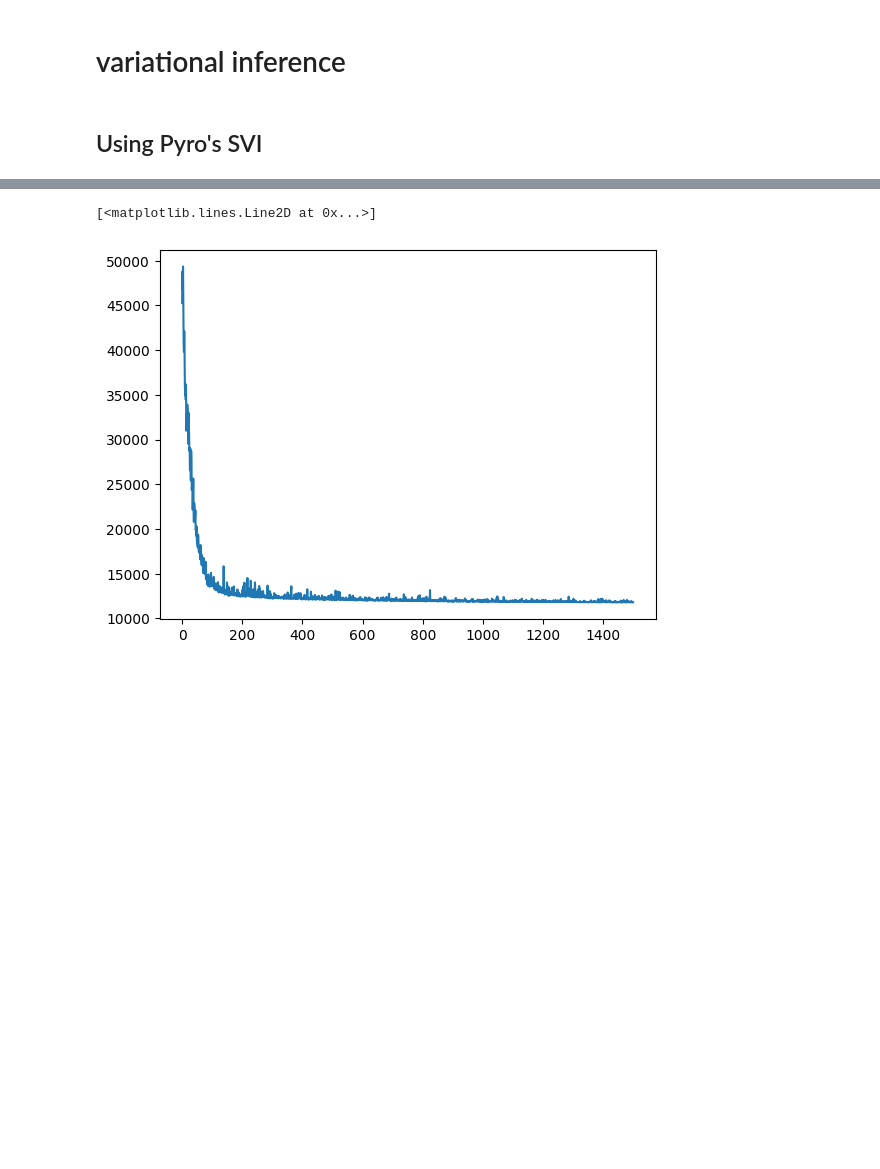
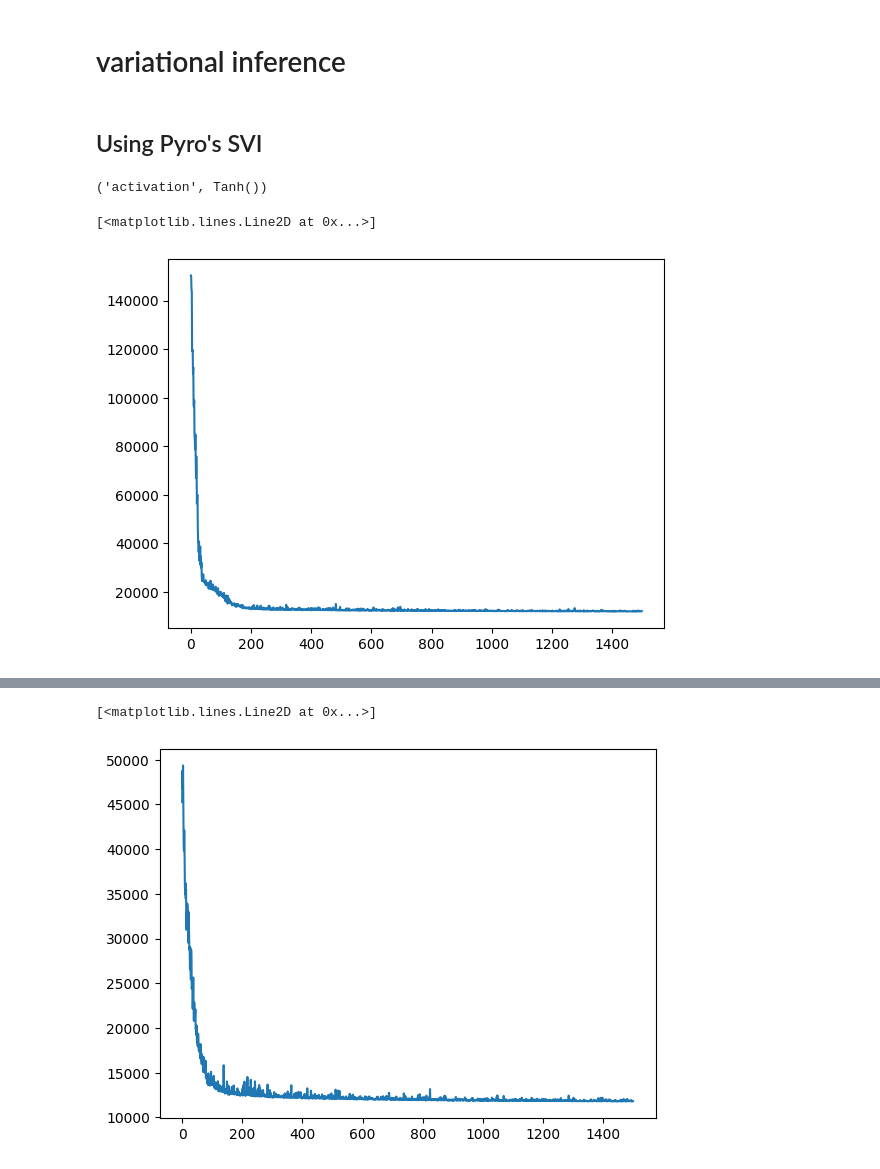
Before and after one commit to PlaytikaOSS/pybandits, a Jupyter notebook: pybandits/BNN_quant_simulation.ipynb, the cells around one changed output, grey strips where cells are left out. Cells and saved outputs as stored; diff of their text form; code cells hidden in the pictures; blank space fills up the shorter version.

```diff
--- a/pybandits/BNN_quant_simulation.ipynb
+++ b/pybandits/BNN_quant_simulation.ipynb
@@ -102,3 +108,9 @@ class BNN(PyroModule):
 # variational inference
 # %% [markdown]
 ## Using Pyro's SVI
+# %%
+bnn_model = BNN(in_dim=n_features + 1)
+# %%
+next(bnn_model.named_children())
+# %% [output]
+('activation', Tanh())
@@ -104,0 +127,28 @@ class BNN(PyroModule):
+# %%
+def train_bnn(bnn_model, x_train, y_train, n_epochs):
+    pyro.clear_param_store()
+    model_guide = AutoDiagonalNormal(bnn_model)
+    optimizer = pyro.optim.Adam({"lr": 0.01})
+
+    svi = SVI(bnn_model, model_guide, optimizer, loss=Trace_ELBO())
+    pyro.clear_param_store()
+
+    num_epochs = n_epochs
+    progress_bar = trange(num_epochs)
+    loss_list = []
+    for epoch in progress_bar:
+        loss = svi.step(x_train, y_train)
+
+        # claculate preds for train/val data (ADD)
+        loss_list.append(loss)
+        progress_bar.set_postfix(loss=f"{loss / x_train.shape[0]:.3f}")
+
+    return model_guide, loss_list
+# %%
+model_guide, loss_list = train_bnn(bnn_model, x_train, y_train, 1500)
+# %%
+plt.figure()
+plt.plot(loss_list)
+# %% [output]
+[<matplotlib.lines.Line2D at 0x...>]
+[figure, added]
```
Also changed, not shown: parts of 24 cells of this notebook, 5 other files.
